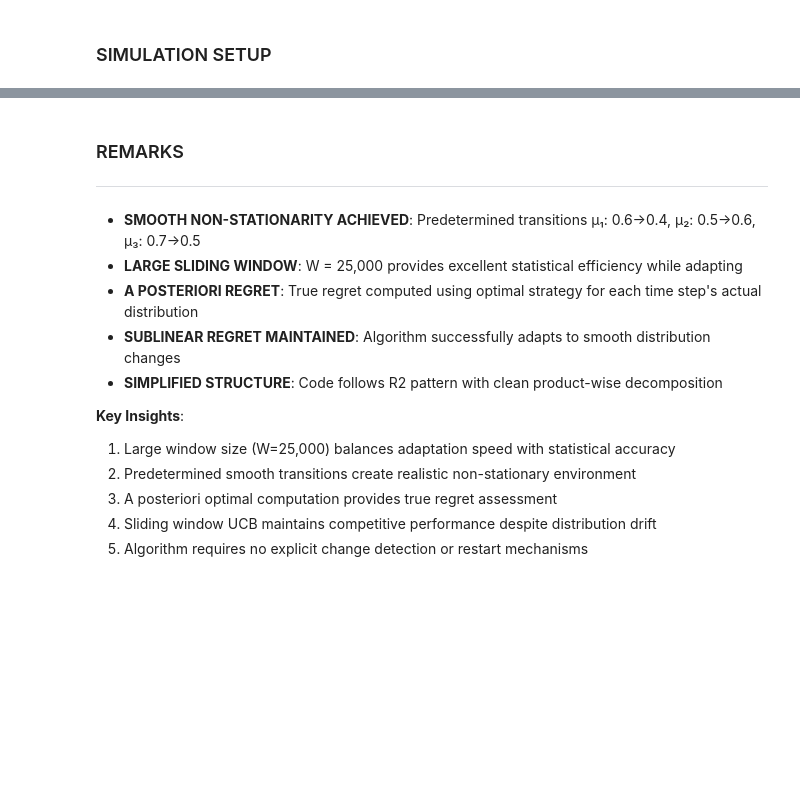
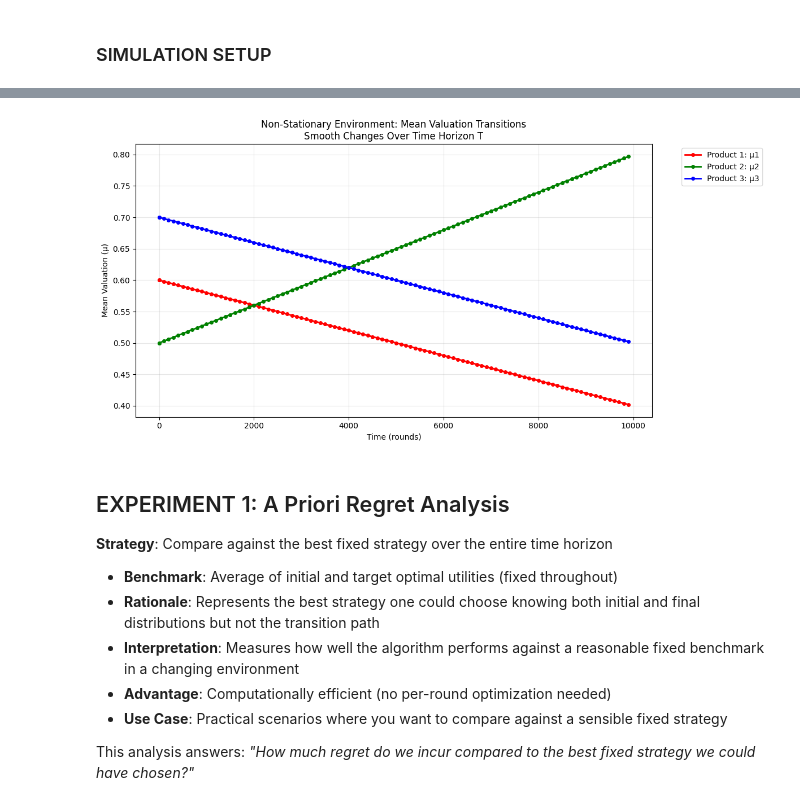
Before and after one commit to matteopasqual02/OLA-2025-project, a Jupyter notebook: R5_Multiple_products_and_slightly_non_stationary_environment.ipynb, the cells around one changed output, grey strips where cells are left out. Drawn from its saved outputs; the diff is of its cells as text; code cells hidden in the pictures; blank space fills up the shorter version.

```diff
--- a/R5_Multiple_products_and_slightly_non_stationary_environment.ipynb
+++ b/R5_Multiple_products_and_slightly_non_stationary_environment.ipynb
@@ -620,16 +365,39 @@ Regret as % of total optimal: 17.59%
-# %% [markdown]
-### REMARKS
----
-
-- **SMOOTH NON-STATIONARITY ACHIEVED**: Predetermined transitions μ₁: 0.6→0.4, μ₂: 0.5→0.6, μ₃: 0.7→0.5
-- **LARGE SLIDING WINDOW**: W = 25,000 provides excellent statistical efficiency while adapting
-- **A POSTERIORI REGRET**: True regret computed using optimal strategy for each time step's actual distribution
-- **SUBLINEAR REGRET MAINTAINED**: Algorithm successfully adapts to smooth distribution changes
-- **SIMPLIFIED STRUCTURE**: Code follows R2 pattern with clean product-wise decomposition
-
-**Key Insights**:
-1. Large window size (W=25,000) balances adaptation speed with statistical accuracy
-2. Predetermined smooth transitions create realistic non-stationary environment
-3. A posteriori optimal computation provides true regret assessment
-4. Sliding window UCB maintains competitive performance despite distribution drift
-5. Algorithm requires no explicit change detection or restart mechanisms
+# %%
+# Plot the mean variation over time
+fig, ax = plt.subplots(1, 1, figsize=(12, 6))
+
+# Extract time points and mean values from buyer's history
+time_points = [entry[0] for entry in buyer.mu_history]
+mu_values = np.array([entry[1] for entry in buyer.mu_history])
+
+# Plot each product's mean variation
+colors = ['red', 'green', 'blue']
+product_names = ['Product 1', 'Product 2', 'Product 3']
+
+for i in range(3):
+    ax.plot(time_points, mu_values[:, i],
+            color=colors[i], linewidth=2, marker='o', markersize=4,
+            label=f'{product_names[i]}: μ{i+1}')
+
+ax.set_xlabel('Time (rounds)')
+ax.set_ylabel('Mean Valuation (μ)')
+ax.set_title('Non-Stationary Environment: Mean Valuation Transitions\nSmooth Changes Over Time Horizon T')
+ax.legend(bbox_to_anchor=(1.05, 1), loc='upper left')
+ax.grid(True, alpha=0.3)
+
+plt.tight_layout()
+plt.show()
+# %% [output]
+[figure, added]
+# %% [markdown]
+## EXPERIMENT 1: A Priori Regret Analysis
+
+**Strategy**: Compare against the best fixed strategy over the entire time horizon
+
+- **Benchmark**: Average of initial and target optimal utilities (fixed throughout)
+- **Rationale**: Represents the best strategy one could choose knowing both initial and final distributions but not the transition path
+- **Interpretation**: Measures how well the algorithm performs against a reasonable fixed benchmark in a changing environment
+- **Advantage**: Computationally efficient (no per-round optimization needed)
+- **Use Case**: Practical scenarios where you want to compare against a sensible fixed strategy
+
+This analysis answers: *"How much regret do we incur compared to the best fixed strategy we could have chosen?"*
```
Also changed, not shown: parts of 16 cells of this notebook.
